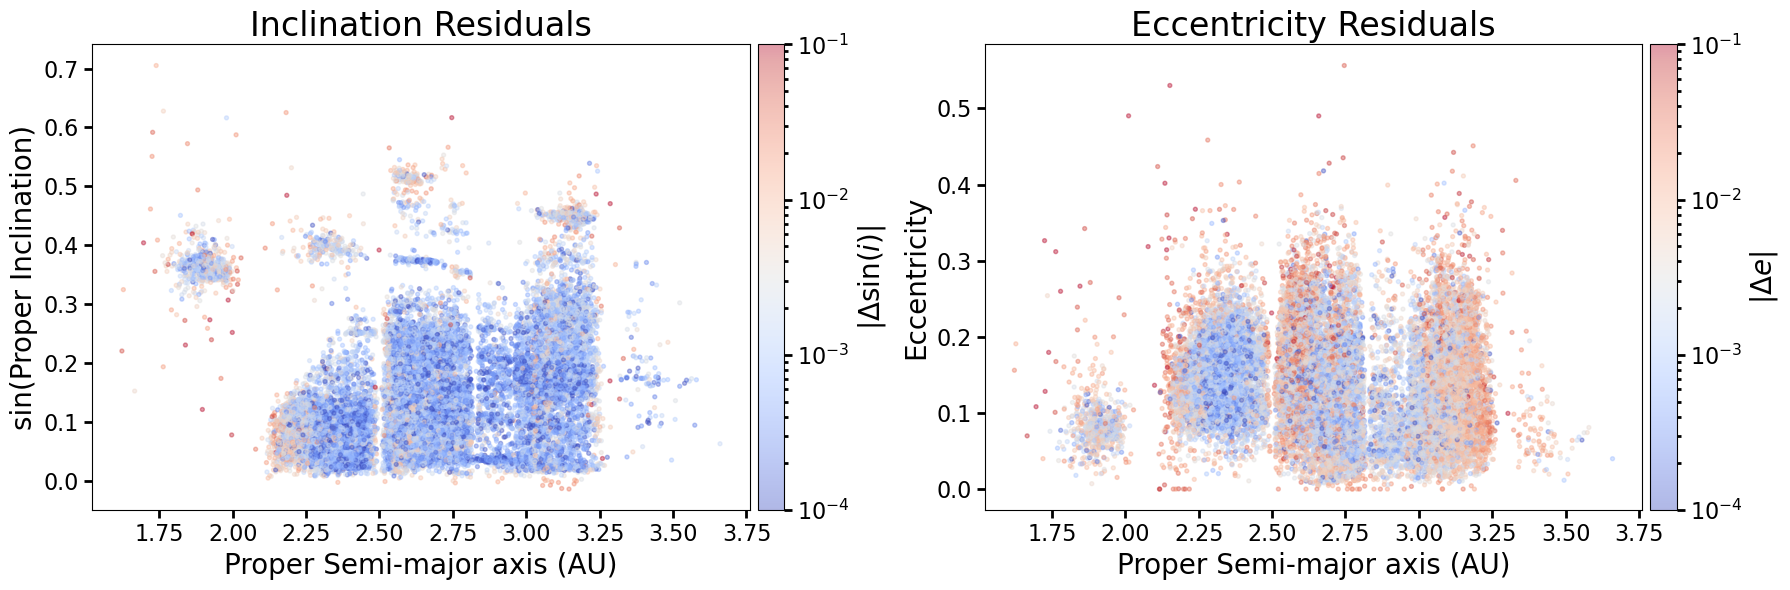
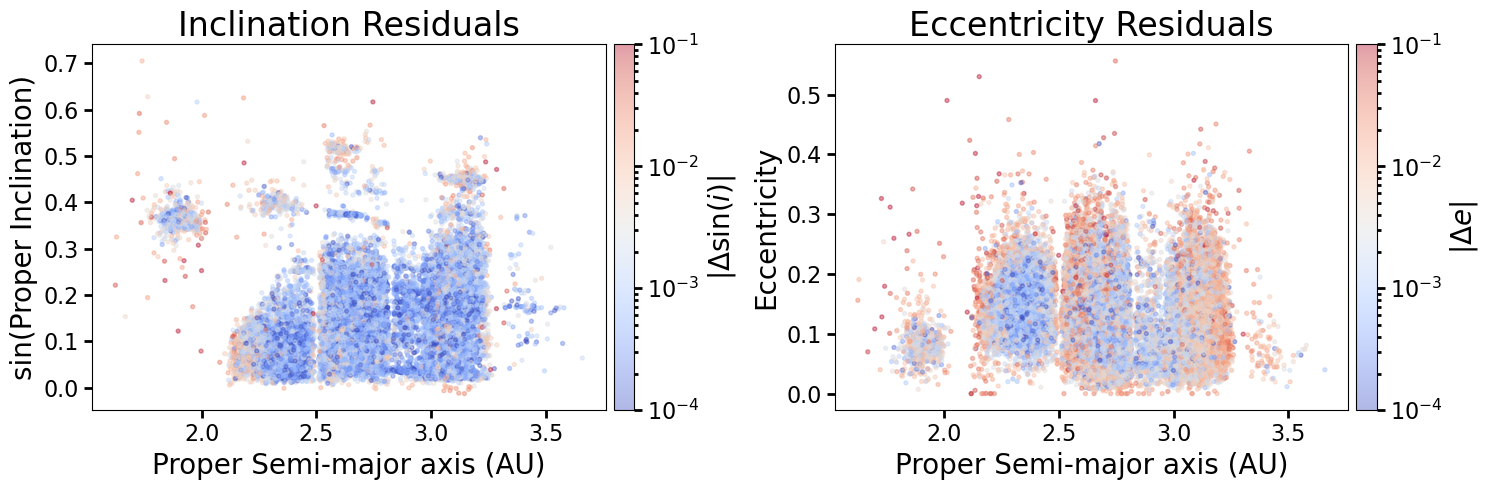
The change to this notebook cell's code, shown as a diff; its figure went from the first image to the second:
--- before
+++ after
@@ -11,5 +11,5 @@
 dsini_tenth = dsini[:tenth]
 
-fig, axes = plt.subplots(1, 2, figsize=(18, 6))
+fig, axes = plt.subplots(1, 2, figsize=(15, 5))
 
 norm = LogNorm(vmin=1e-4, vmax=1e-1)

Commit: clean up data folder and increase plot font sizes